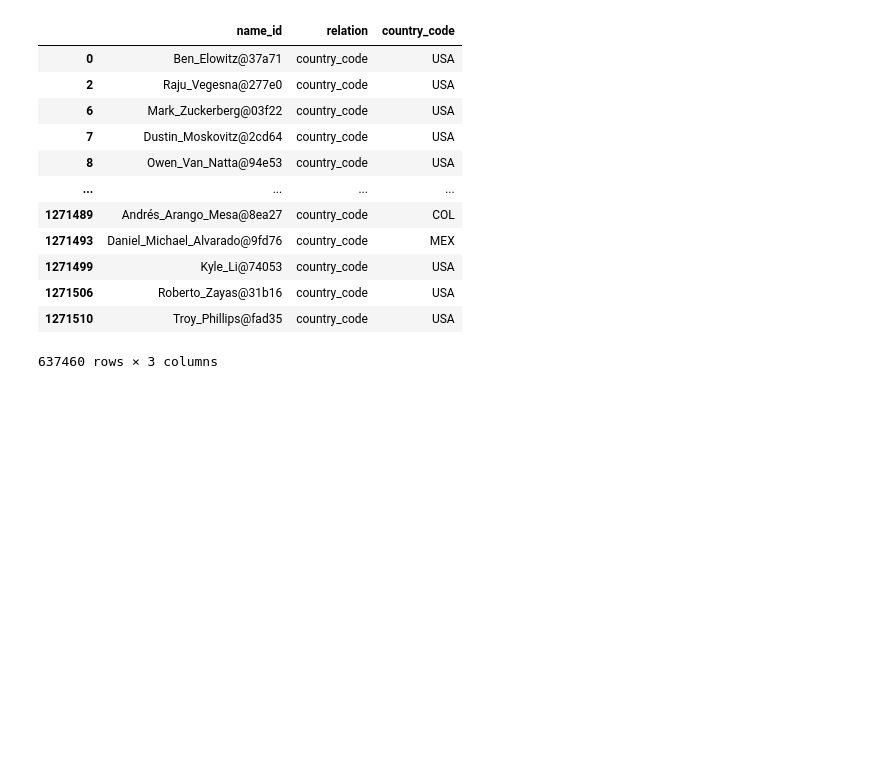
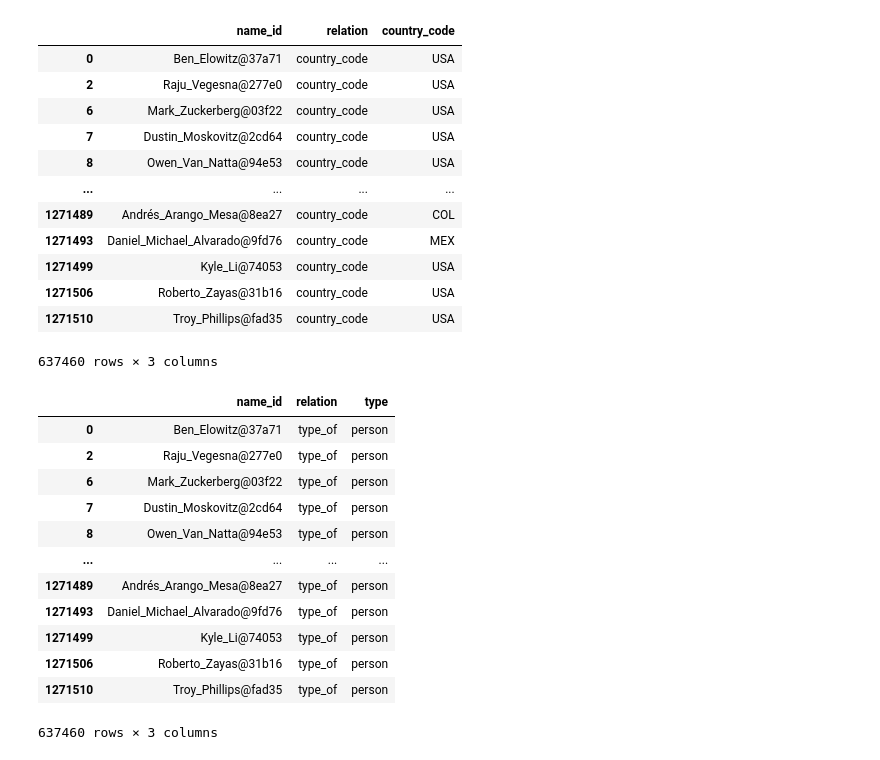
Before and after one commit to colab-nyuad/CrunchQA, a Jupyter notebook: create_triplets.ipynb, the cells around one changed output. Cells and saved outputs as stored; diff of their text form; code cells hidden in the pictures; blank space fills up the shorter version.

```diff
--- a/create_triplets.ipynb
+++ b/create_triplets.ipynb
@@ -251,6 +245,0 @@ people_list.extend(list(set(employees['person_name'])))
-# %%
-executives = jobs.loc[jobs['job_type'] != 'employee']
-executives = executives[executives['person_name'].isin(people_names)]
-executives = executives[executives['org_name'].isin(orgs)]
-people_list.extend(list(set(executives['person_name'])))
-organizations_list.extend(list(set(executives['org_name'])))
@@ -2886,0 +2762,17 @@ for f in folders:
+# %%
+person_type.to_csv("triples//person_type.csv", index = False, encoding='utf-8')
+person_type
+# %% [output]
+|  | name_id | relation | type |
+| 0 | Ben_Elowitz@37a71 | type_of | person |
+| 2 | Raju_Vegesna@277e0 | type_of | person |
+| 6 | Mark_Zuckerberg@03f22 | type_of | person |
+| 7 | Dustin_Moskovitz@2cd64 | type_of | person |
+| 8 | Owen_Van_Natta@94e53 | type_of | person |
+| ... | ... | ... | ... |
+| 1271489 | Andrés_Arango_Mesa@8ea27 | type_of | person |
+| 1271493 | Daniel_Michael_Alvarado@9fd76 | type_of | person |
+| 1271499 | Kyle_Li@74053 | type_of | person |
+| 1271506 | Roberto_Zayas@31b16 | type_of | person |
+| 1271510 | Troy_Phillips@fad35 | type_of | person |
+637460 rows × 3 columns
```
Also changed, not shown: parts of 93 cells of this notebook.
